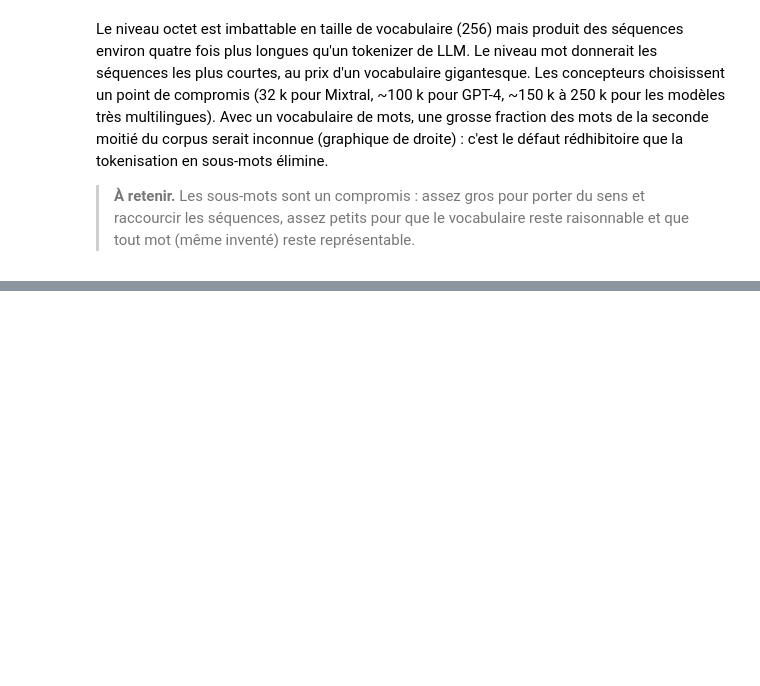
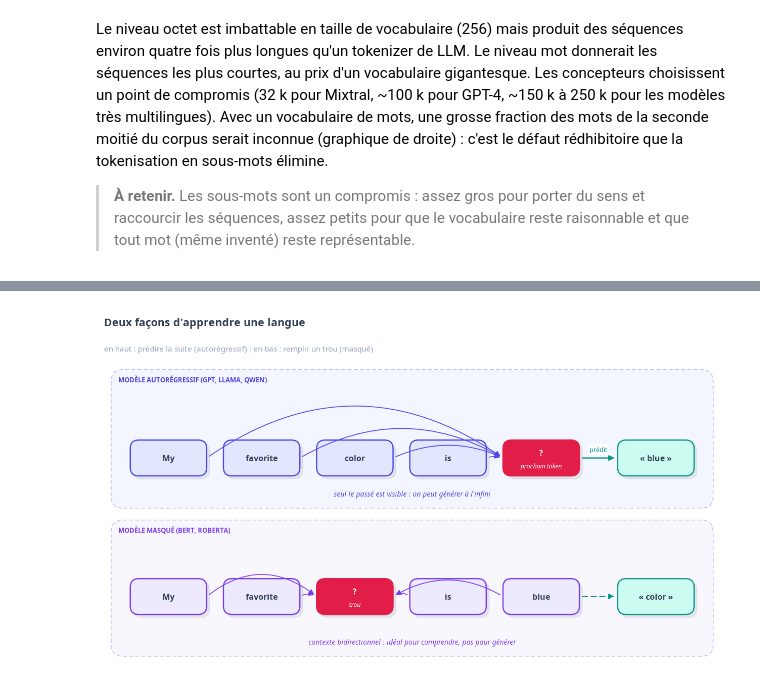
Before and after one commit to gwils28/AI_Engineering__ByTheBook, a Jupyter notebook: notebooks/ch01_introduction_ai_engineering/ch01_cours_1_modeles_de_langage_et_tokens.ipynb, the cells around one changed output, grey strips where cells are left out. Saved outputs shown, nothing was run; the diff lists cells and outputs as text; code cells hidden in the pictures; blank space fills up the shorter version.

```diff
--- a/notebooks/ch01_introduction_ai_engineering/ch01_cours_1_modeles_de_langage_et_tokens.ipynb
+++ b/notebooks/ch01_introduction_ai_engineering/ch01_cours_1_modeles_de_langage_et_tokens.ipynb
@@ -338,0 +405,31 @@ droite) : c'est le défaut rédhibitoire que la tokenisation en sous-mots élimi
+# %%
+d = Diagram(13, 6.4, title="Deux façons d'apprendre une langue",
+            subtitle="en haut : prédire la suite (autorégressif) ; en bas : remplir un trou (masqué)")
+toks_ar = ["My", "favorite", "color", "is"]
+d.group(0.2, 3.25, 12.8, 6.15, "Modèle autorégressif (GPT, Llama, Qwen)", INDIGO)
+for i, t in enumerate(toks_ar):
+    d.box(f"a{i}", 1.4 + i * 1.95, 4.3, t, color=INDIGO, w=1.6, h=0.75)
+d.box("a4", 1.4 + 4 * 1.95, 4.3, "?", sub="prochain token", color=ROSE, w=1.6, h=0.75, filled=True)
+d.box("ap", 11.6, 4.3, "« blue »", color=TEAL, w=1.6, h=0.75)
+for i in range(4):
+    d.arrow(f"a{i}", "a4", rad=-0.35 + 0.06 * i, color=INDIGO, lw=1.1)
+d.arrow("a4", "ap", "prédit", color=TEAL)
+d.note(6.5, 3.55, "seul le passé est visible : on peut générer à l'infini", color=INDIGO)
+
+toks_m = ["My", "favorite", "[MASK]", "is", "blue"]
+d.group(0.2, 0.15, 12.8, 3.0, "Modèle masqué (BERT, RoBERTa)", VIOLET)
+for i, t in enumerate(toks_m):
+    if t == "[MASK]":
+        d.box(f"m{i}", 1.4 + i * 1.95, 1.4, "?", sub="trou", color=ROSE, w=1.6, h=0.75, filled=True)
+    else:
+        d.box(f"m{i}", 1.4 + i * 1.95, 1.4, t, color=VIOLET, w=1.6, h=0.75)
+d.box("mp", 11.6, 1.4, "« color »", color=TEAL, w=1.6, h=0.75)
+for i in [0, 1]:
+    d.arrow(f"m{i}", "m2", rad=-0.4 + 0.1 * i, color=VIOLET, lw=1.1)
+for i in [3, 4]:
+    d.arrow(f"m{i}", "m2", rad=0.4 - 0.1 * (i - 3), color=VIOLET, lw=1.1)
+d.arrow("m4", "mp", color=TEAL, style="dashed")
+d.note(6.5, 0.45, "contexte bidirectionnel : idéal pour comprendre, pas pour générer", color=VIOLET)
+d.show()
+# %% [output]
+[figure, added]
```
Also changed, not shown: parts of 24 cells of this notebook.
